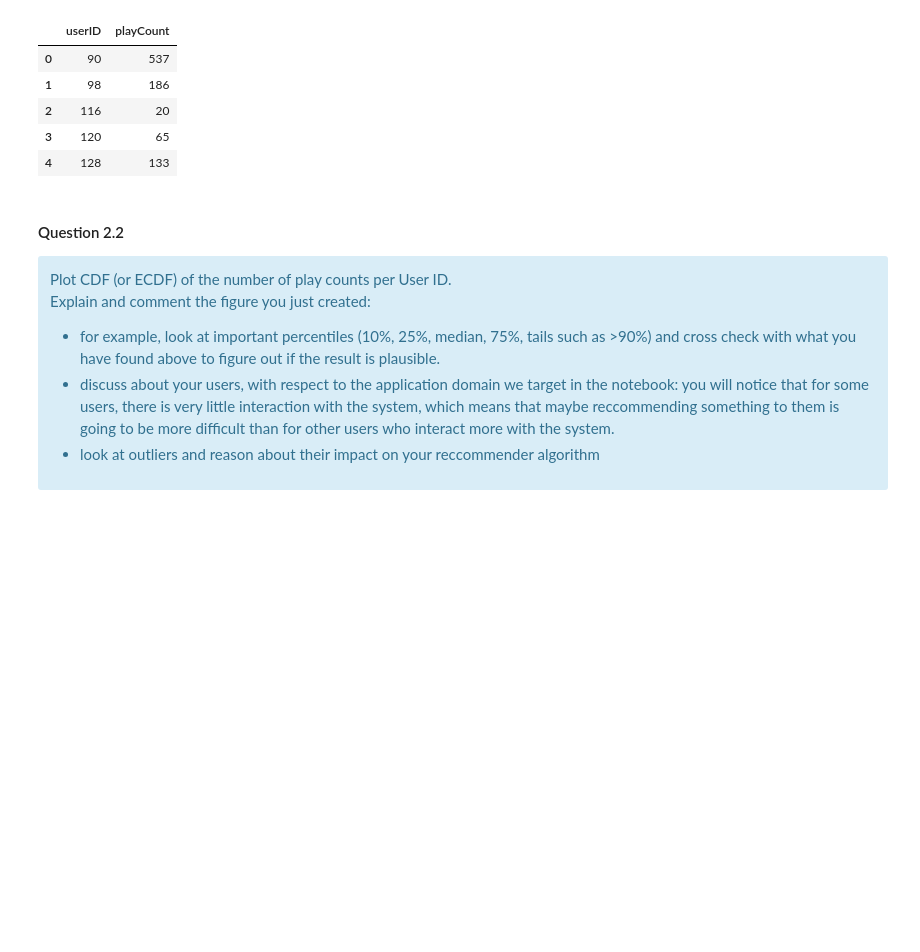
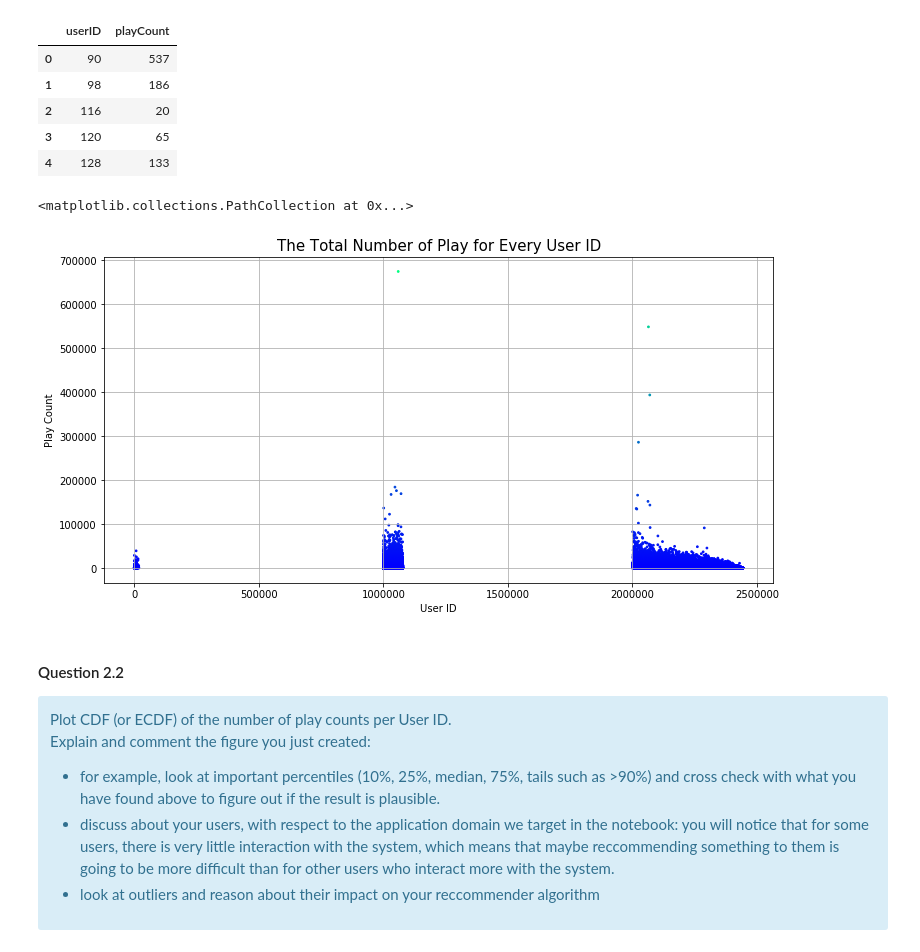
Before and after one commit to kandakji/Implicit-Feedback-Music-Recommender-System, a Jupyter notebook: RecSys-public.ipynb, the cells around one changed output. Saved outputs shown, nothing was run; the diff lists cells and outputs as text; code cells hidden in the pictures; blank space fills up the shorter version.

Commit message:
added plots for users and artists in section 1

```diff
--- a/RecSys-public.ipynb
+++ b/RecSys-public.ipynb
@@ -216,6 +216,18 @@ userActivity[0:5]
 | 2 | 116 | 20 |
 | 3 | 120 | 65 |
 | 4 | 128 | 133 |
+# %%
+fig, ax = plt.subplots()
+fig.set_size_inches(12, 6)
+
+ax.set_xlabel("User ID")
+ax.set_ylabel("Play Count")
+ax.grid(True)
+ax.set_title("The Total Number of Play for Every User ID", size = 15)
+ax.scatter(userActivity['userID'],userActivity['playCount'], cmap = 'winter', c = userActivity['playCount'], s = 3)
+# %% [output]
+<matplotlib.collections.PathCollection at 0x...>
+[figure, added]
 # %% [markdown]
 #### Question 2.2
 <div class="alert alert-info">
```
Also changed, not shown: parts of 10 cells of this notebook.
